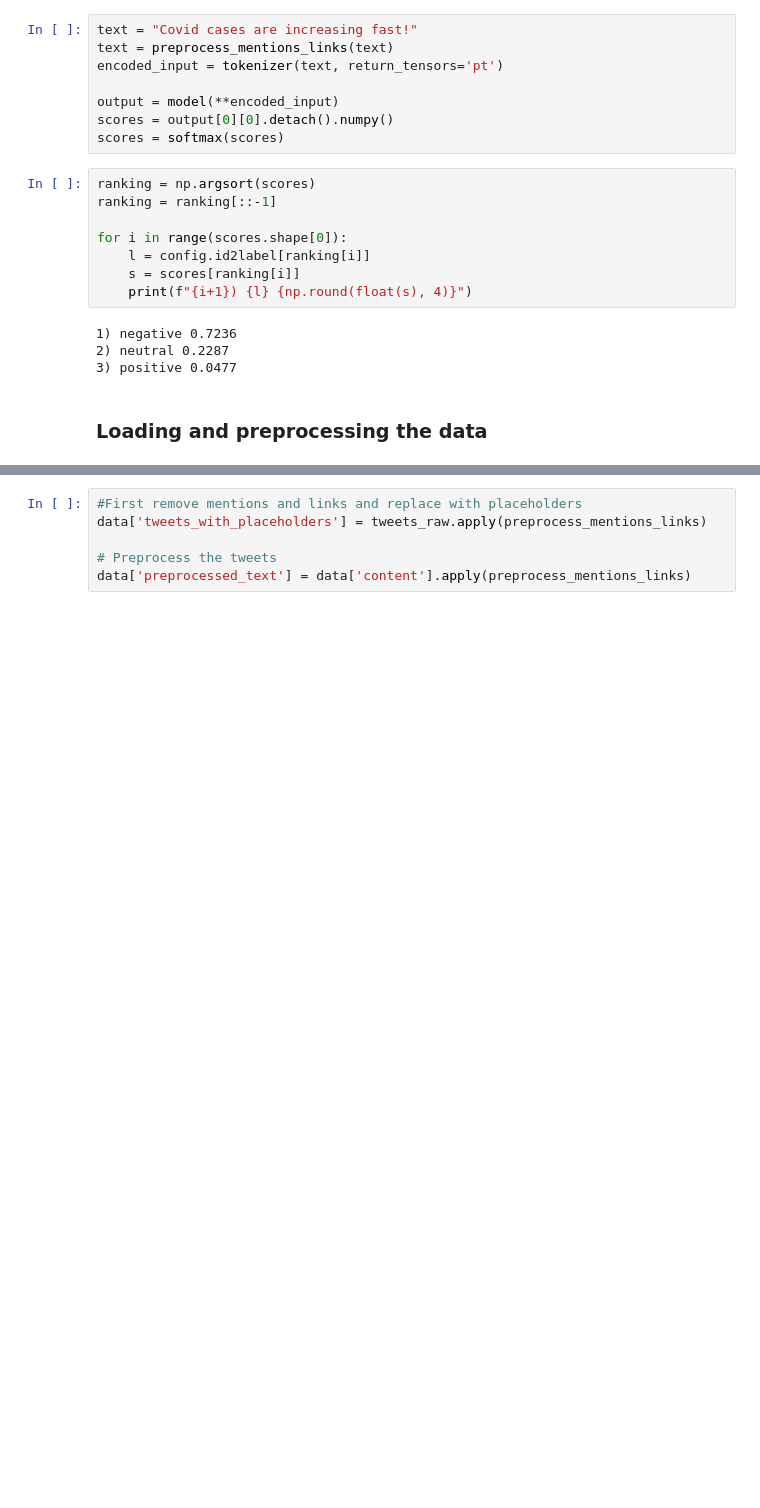
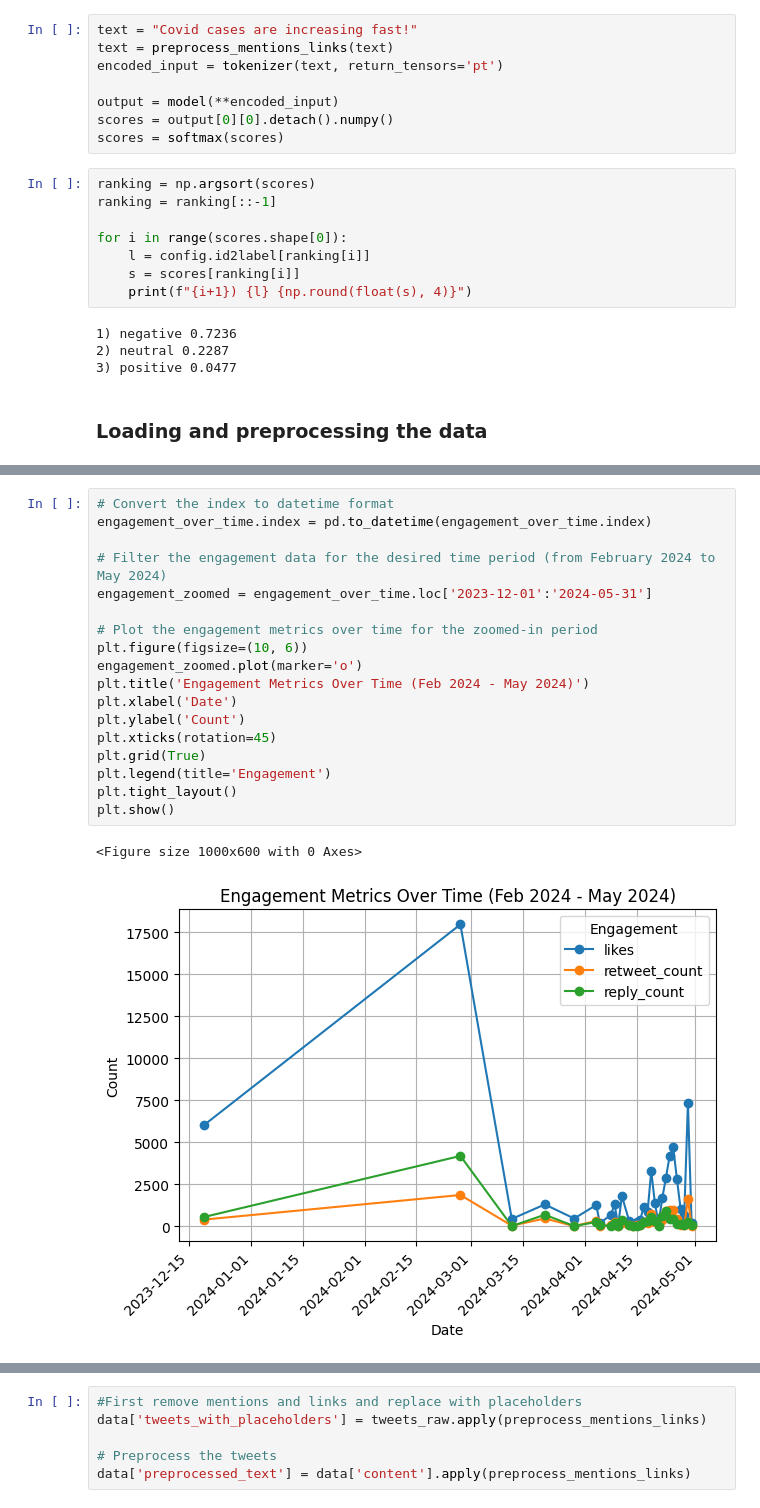
Before and after one commit to Aron220/nlp_sentiment, a Jupyter notebook: nlp.ipynb, the cells around one changed output, grey strips where cells are left out. Cells and saved outputs as stored; diff of their text form; blank space fills up the shorter version.

```diff
--- a/nlp.ipynb
+++ b/nlp.ipynb
@@ -87,0 +167,21 @@ tweets_raw = data['content']
+# %%
+# Convert the index to datetime format
+engagement_over_time.index = pd.to_datetime(engagement_over_time.index)
+
+# Filter the engagement data for the desired time period (from February 2024 to May 2024)
+engagement_zoomed = engagement_over_time.loc['2023-12-01':'2024-05-31']
+
+# Plot the engagement metrics over time for the zoomed-in period
+plt.figure(figsize=(10, 6))
+engagement_zoomed.plot(marker='o')
+plt.title('Engagement Metrics Over Time (Feb 2024 - May 2024)')
+plt.xlabel('Date')
+plt.ylabel('Count')
+plt.xticks(rotation=45)
+plt.grid(True)
+plt.legend(title='Engagement')
+plt.tight_layout()
+plt.show()
+# %% [output]
+<Figure size 1000x600 with 0 Axes>
+[figure, added]
```
Also changed, not shown: parts of 29 cells of this notebook, 7 other files.
